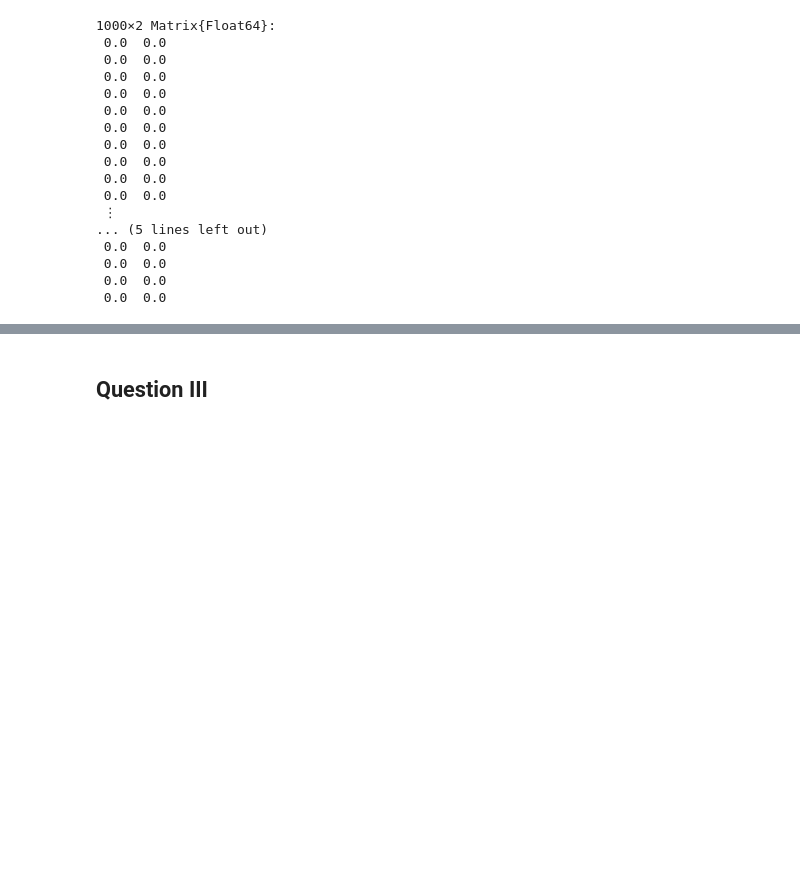
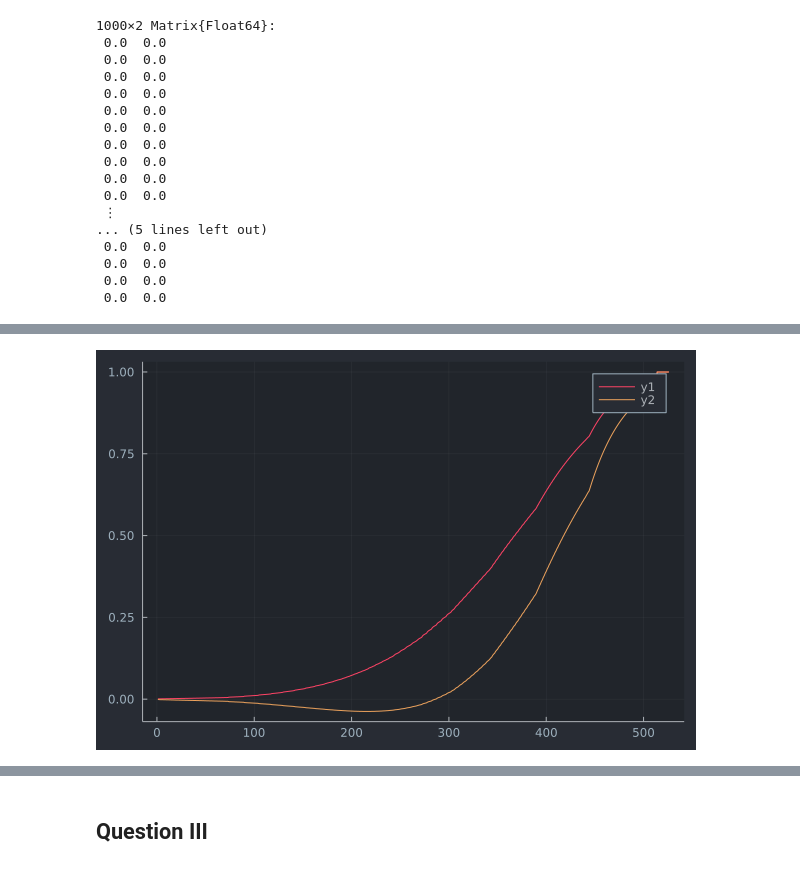
Before and after one commit to yobin-tim/ECON-899, a Jupyter notebook: PS2/Notebooks/PS2_solution.ipynb, the cells around one changed output, grey strips where cells are left out. Cells and saved outputs as stored; diff of their text form; code cells hidden in the pictures; blank space fills up the shorter version.

```diff
--- a/PS2/Notebooks/PS2_solution.ipynb
+++ b/PS2/Notebooks/PS2_solution.ipynb
@@ -69,4 +71,4 @@ plot(w)
 # %%
 x = cumsum(w[:,1] .+ w[:,2])
-y = cumsum((w[:,1] .+ w[:,2]) .* a_grid)
-lorenz = unique([x/x[a_length] y/y[a_length]]; dims = 1)
+y = cumsum((w[:,1] .+ w[:,2]) .* prim.A_grid)
+lorenz = unique([x/x[prim.nA] y/y[prim.nA]]; dims = 1)
@@ -72,0 +93,4 @@ lorenz = unique([x/x[a_length] y/y[a_length]]; dims = 1)
+# %%
+plot(lorenz)
+# %% [output]
+[figure, added]
```
Also changed, not shown: parts of 5 cells of this notebook, 11 other files.
